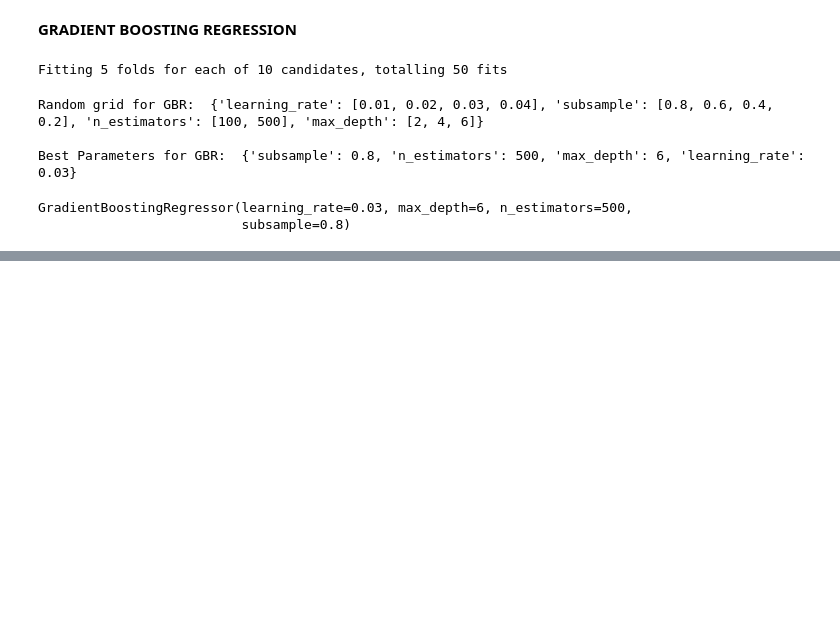
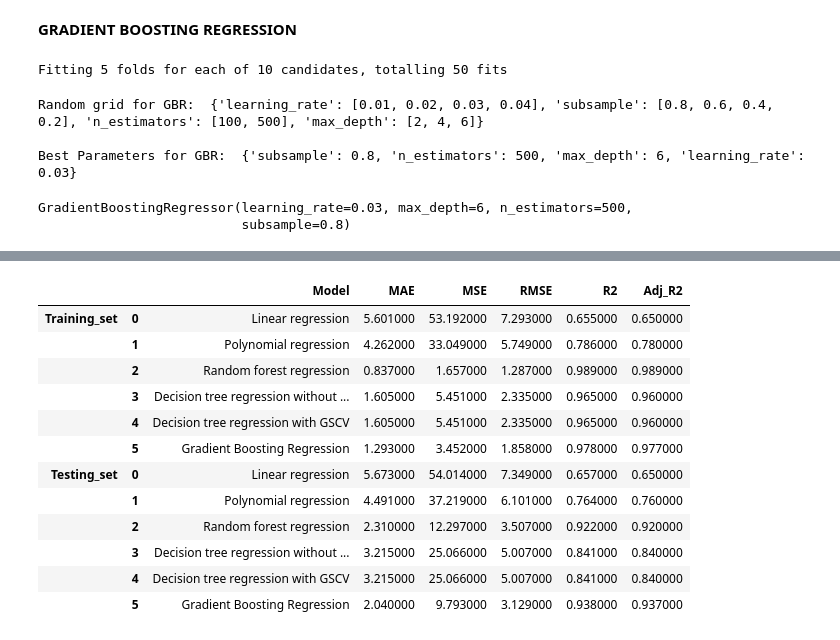
Before and after one commit to m123m12/Rental-Bike-Sharing-Demand-Prediction, a Jupyter notebook: Bike_Sharing_Demand_Prediction.ipynb, the cells around one changed output, grey strips where cells are left out. Saved outputs shown, nothing was run; the diff lists cells and outputs as text; code cells hidden in the pictures; blank space fills up the shorter version.

```diff
--- a/Bike_Sharing_Demand_Prediction.ipynb
+++ b/Bike_Sharing_Demand_Prediction.ipynb
@@ -806,6 +806,5 @@ dict1={'Model':'Random forest regression',
        'MSE':round((MSE),3),
        'RMSE':round((RMSE),3),
        'R2':round((R2),3),
-       'Adj_R2':round((Adj_R2 ),2)
-       }
-training_data=training_data.append(dict1,ignore_index=True)
+       'Adj_R2':round((Adj_R2),3)
+      }
@@ -1193,0 +1210,21 @@ plt.show()
+# %%
+#view the results of evaluation metrics values for all models
+
+model=pd.concat([training_data,test_data],keys=['Training_set','Testing_set'])
+Model_com_df=pd.DataFrame(model)
+Model_com_df.columns=['Model',	'MAE',	'MSE'	,'RMSE',	'R2'	,'Adj_R2']
+Model_com_df.style.highlight_max(color = 'pink', axis = 0)
+# %% [output]
+|  |  | Model | MAE | MSE | RMSE | R2 | Adj_R2 |
+| Training_set | 0 | Linear regression | 5.601000 | 53.192000 | 7.293000 | 0.655000 | 0.650000 |
+|  | 1 | Polynomial regression | 4.262000 | 33.049000 | 5.749000 | 0.786000 | 0.780000 |
+|  | 2 | Random forest regression | 0.837000 | 1.657000 | 1.287000 | 0.989000 | 0.989000 |
+|  | 3 | Decision tree regression without ... | 1.605000 | 5.451000 | 2.335000 | 0.965000 | 0.960000 |
+|  | 4 | Decision tree regression with GSCV | 1.605000 | 5.451000 | 2.335000 | 0.965000 | 0.960000 |
+|  | 5 | Gradient Boosting Regression | 1.293000 | 3.452000 | 1.858000 | 0.978000 | 0.977000 |
+| Testing_set | 0 | Linear regression | 5.673000 | 54.014000 | 7.349000 | 0.657000 | 0.650000 |
+|  | 1 | Polynomial regression | 4.491000 | 37.219000 | 6.101000 | 0.764000 | 0.760000 |
+|  | 2 | Random forest regression | 2.310000 | 12.297000 | 3.507000 | 0.922000 | 0.920000 |
+|  | 3 | Decision tree regression without ... | 3.215000 | 25.066000 | 5.007000 | 0.841000 | 0.840000 |
+|  | 4 | Decision tree regression with GSCV | 3.215000 | 25.066000 | 5.007000 | 0.841000 | 0.840000 |
+|  | 5 | Gradient Boosting Regression | 2.040000 | 9.793000 | 3.129000 | 0.938000 | 0.937000 |
```
Also changed, not shown: parts of 32 cells of this notebook.
